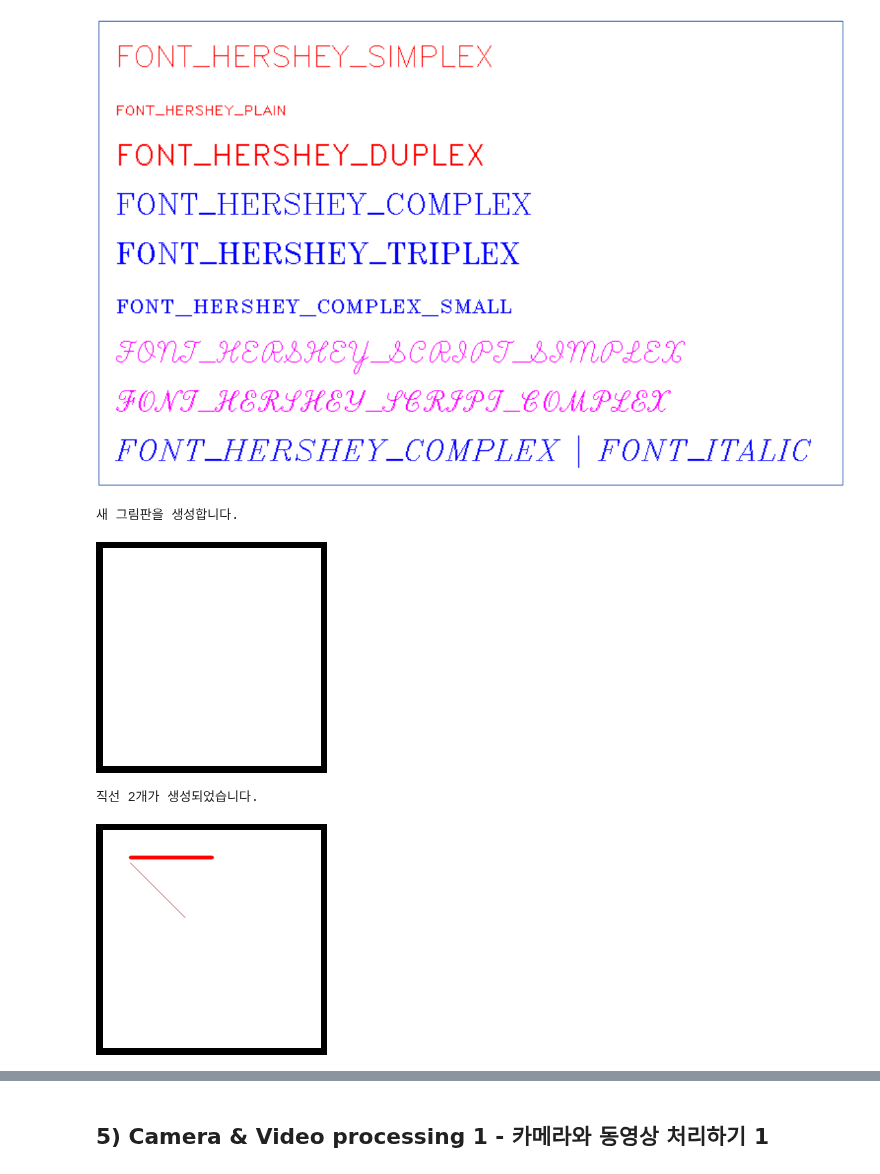
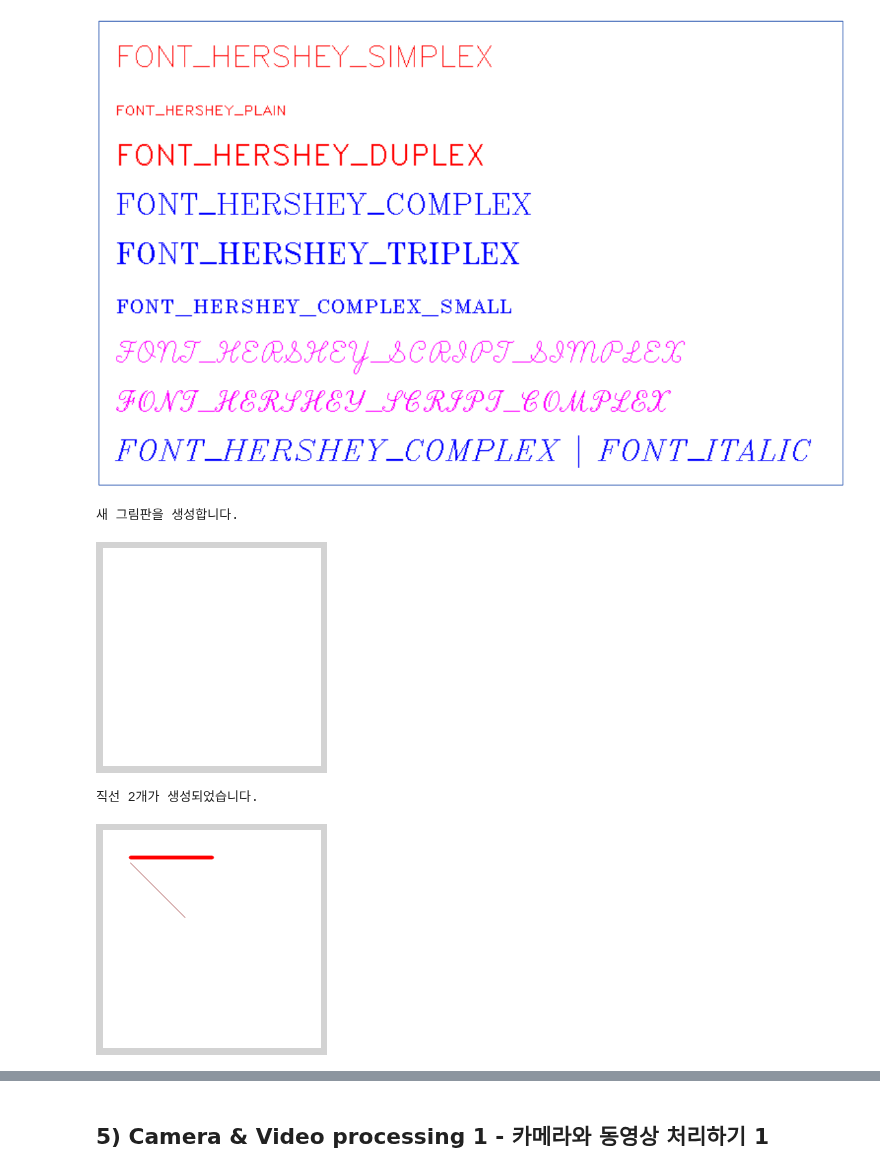
Before and after one commit to seonghyeokcho/Python, a Jupyter notebook: 02_image_processing/02_fundamentals_opencv-python.ipynb, the cells around one changed output, grey strips where cells are left out. Saved outputs shown, nothing was run; the diff lists cells and outputs as text; code cells hidden in the pictures.

```diff
--- a/02_image_processing/02_fundamentals_opencv-python.ipynb
+++ b/02_image_processing/02_fundamentals_opencv-python.ipynb
@@ -412,20 +420,24 @@ Image('./images/fontface.png')  # fontface output
 # %% [output]
 [figure]
 # %%
-## 5개의 그리기 함수 예제를 통해 한 곳에 그려 넣어보기
+### Try drawing in one place through 5 drawing function examples - 5개의 그리기 함수 예제를 통해 한 곳에 그려 넣어보기
+## 참고사항 - OpenCV의 그리기 함수는 color 매개변수에 전달하는 색상 값을 BGR 순서로 받지만
+## matplotlib 패키지는 RGB 순서로 인식하기 때문에 RGB 순서로 전달하여 원하는 색상을 표현할 예정이다.
 import matplotlib.pyplot as plt
 import numpy as np
 import cv2
 
-# 새 영상 생성하기(흰 색 그림판)
+# 새 영상 생성하기(흰색 그림판)
 print('새 그림판을 생성합니다.')
 image = np.full(shape=(400, 400, 3), fill_value=255, dtype=np.uint8)
+
+plt.figure(facecolor="lightgray")
 plt.imshow(image)
 plt.axis('off')
 plt.show()
 # %% [output]
 새 그림판을 생성합니다.
-[figure, old version]
+[figure, new version]
 # %%
 import cv2
 help(cv2.line)
@@ -434,12 +446,14 @@ help(cv2.line)
 print('직선 2개가 생성되었습니다.')
 cv2.line(image, pt1=(50, 50), pt2=(200, 50), color=(255, 0, 0), thickness=5)
 cv2.line(image, pt1=(50, 60), pt2=(150, 160), color=(128, 0, 0))
+
+plt.figure(facecolor="lightgray")
 plt.imshow(image)
 plt.axis('off')
 plt.show()
 # %% [output]
 직선 2개가 생성되었습니다.
-[figure, old version]
+[figure, new version]
 # %%
 import cv2
 help(cv2.rectangle)
```
Also changed, not shown: parts of 13 cells of this notebook.
